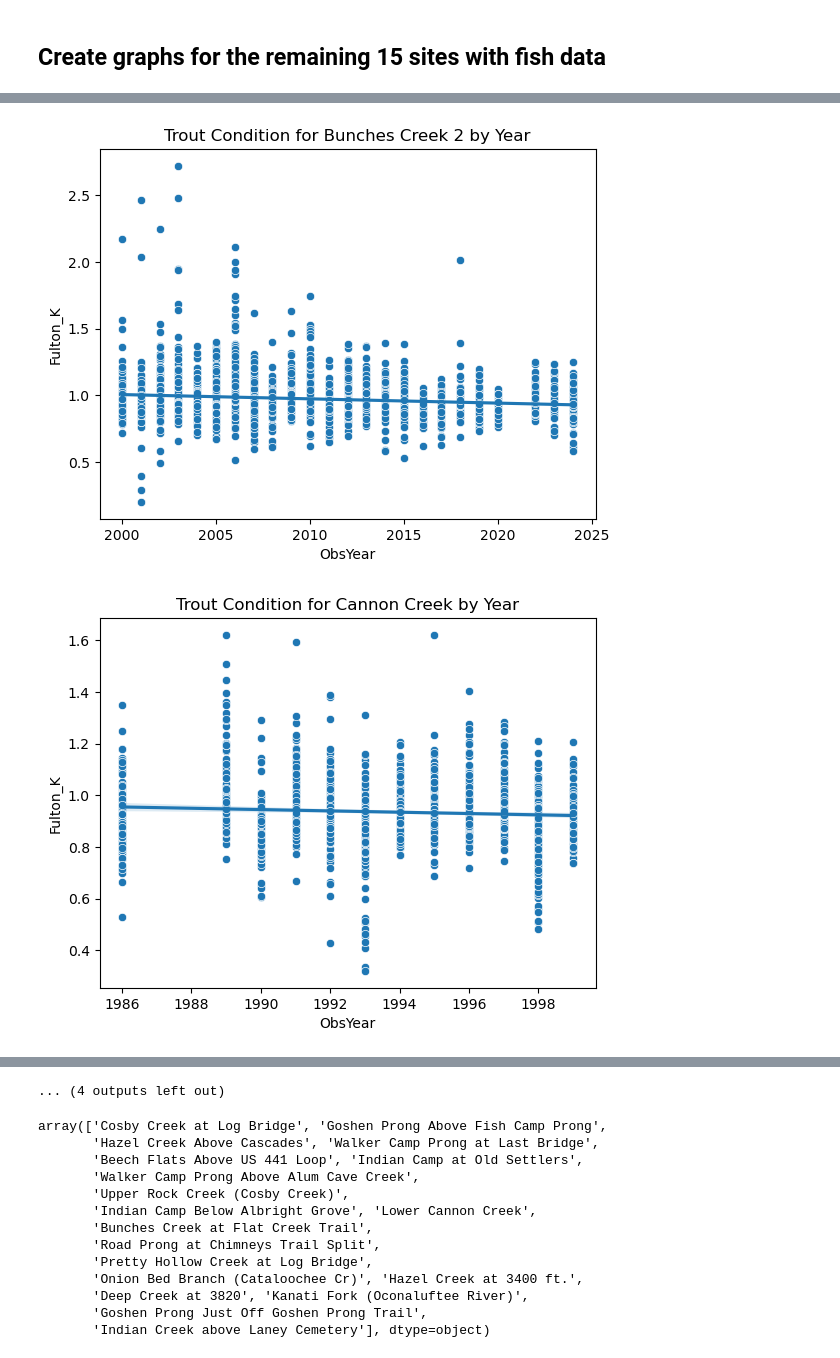
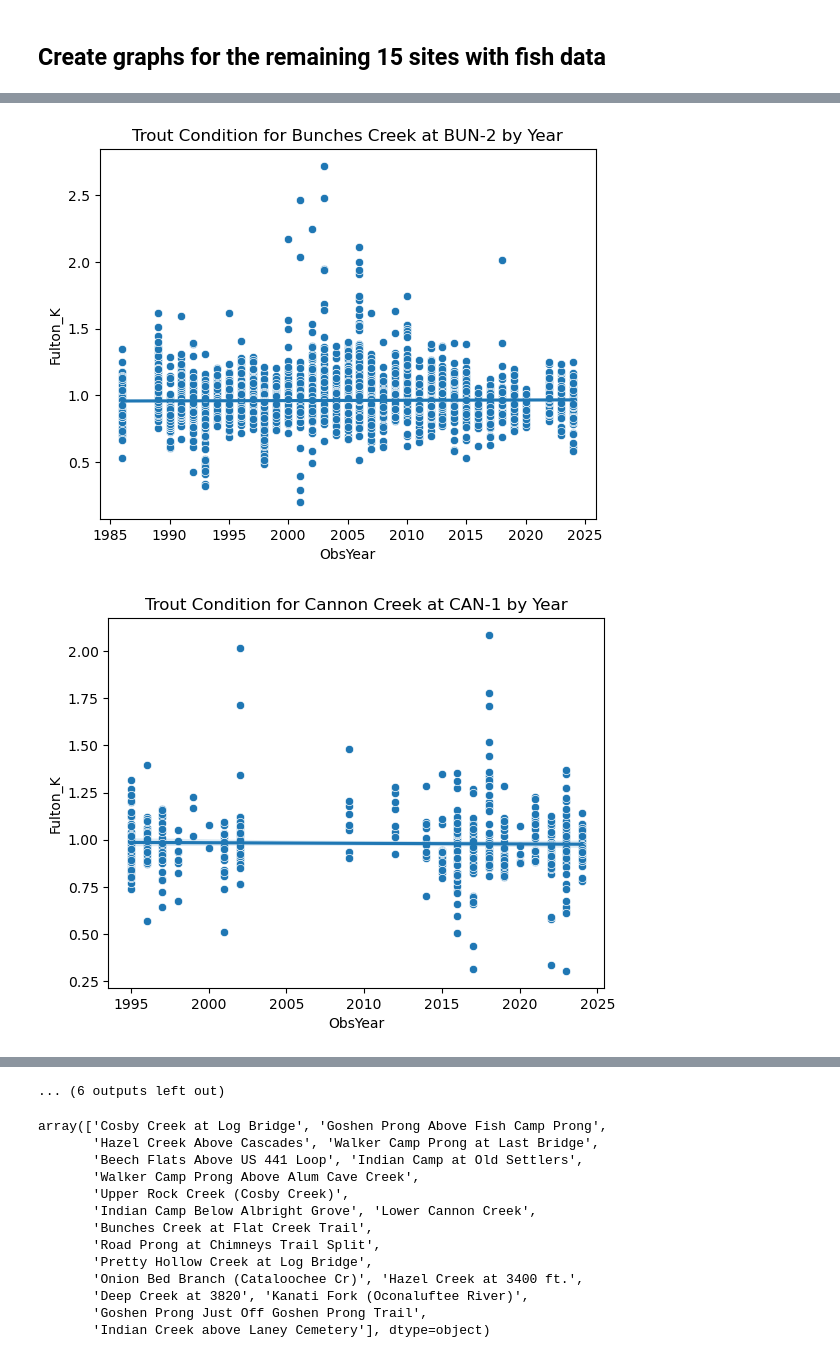
Before and after one commit to KarenBoles/Capstone-DA14, a Jupyter notebook: notebooks/Trout_Condition_Capstone.ipynb, the cells around one changed output, grey strips where cells are left out. Drawn from its saved outputs; the diff is of its cells as text; code cells hidden in the pictures.

```diff
--- a/notebooks/Trout_Condition_Capstone.ipynb
+++ b/notebooks/Trout_Condition_Capstone.ipynb
@@ -173,36 +177,42 @@ sns.regplot(x=fish_data_cosby_creek_df['ObsYear'],y=fish_data_cosby_creek_df['Fu
 ## Create graphs for the remaining 15 sites with fish data
 # %%
 sites={'../data/Fish Data/BOLES_BeechFlats_Specimen.xlsx':'fish_data_beech_flats_df',
-      '../data/Fish Data/BOLES_BunchesCreek1_Specimen.xlsx':'fish_data_bunches_creek1_df',
-      '../data/Fish Data/BOLES_BunchesCreek2_Specimen.xlsx':'fish_data_bunches_creek2_df',
+      '../data/Fish Data/BOLES_BunchesCreek_Specimen.xlsx':'fish_data_bunches_creek_df',
       '../data/Fish Data/BOLES_CannonCk_Specimen.xlsx':'fish_data_cannon_creek_df',
       '../data/Fish Data/BOLES_DeepCk_Specimen.xlsx':'fish_data_deep_creek_df',
-      '../data/Fish Data/BOLES_GoshenProng_Specimen.xlsx':'fish_data_goshen_prong_df',
-      '../data/Fish Data/BOLES_HazelCreek_Specimen.xlsx':'fish_data_hazel_creek_df',
-      '../data/Fish Data/BOLES_IndianCamp_Specimen.xlsx':'fish_data_indian_camp_df',
+      '../data/Fish Data/BOLES_GoshenProng_Specimen_GOS3.xlsx':'fish_data_goshen_prong_GOS3_df',
+      '../data/Fish Data/BOLES_GoshenProng_Specimen_GOS4.xlsx':'fish_data_goshen_prong__GOS4_df',
+      '../data/Fish Data/BOLES_HazelCreek_Specimen_HAZ3N.xlsx':'fish_data_hazel_creek_HAZ3N_df',
+      '../data/Fish Data/BOLES_HazelCreek_Specimen_HAZ4.xlsx':'fish_data_hazel_creek_HAZ4_df',
+      '../data/Fish Data/BOLES_IndianCamp_Specimen_ICC1.xlsx':'fish_indian_camp_ICC1_df',
+      '../data/Fish Data/BOLES_IndianCamp_Specimen_ICC3N.xlsx':'fish_indian_camp_ICC3N_df',
       '../data/Fish Data/BOLES_IndianCk_Specimen.xlsx':'fish_indian_creek_df',
       '../data/Fish Data/BOLES_KanatiFork_Specimen.xlsx':'fish_data_kanati_fork_df',
       '../data/Fish Data/BOLES_OnionBed_Specimen.xlsx':'fish_data_onion_bed_df',
       '../data/Fish Data/BOLES_PrettyHollow_Specimen.xlsx':'fish_data_pretty_hollow_df',
       '../data/Fish Data/BOLES_RoadProng_Specimen.xlsx':'fish_data_road_prong_df',
       '../data/Fish Data/BOLES_RockCk_Specimen.xlsx':'fish_data_rock_creek_df',
-      '../data/Fish Data/BOLES_WalkerCamp_Specimen.xlsx':'fish_data_walker_camp_df'}
+      '../data/Fish Data/BOLES_WalkerCamp_Specimen_WCP1.xlsx':'fish_data_walker_camp_WCP1_df',
+      '../data/Fish Data/BOLES_WalkerCamp_Specimen_WCP2.xlsx':'fish_data_walker_camp_WCP2_df'}
 # %%
-titles=['Trout Condition for Beech Flats by Year',
-        'Trout Condition for Bunches Creek 1 by Year',
-        'Trout Condition for Bunches Creek 2 by Year',
-        'Trout Condition for Cannon Creek by Year',
-        'Trout Condition for Deep Creek by Year',
-        'Trout Condition for Goshen Prong by Year',
-        'Trout Condition for Hazel Creek by Year',
-        'Trout Condition for Indian Camp by Year',
+titles=['Trout Condition for Beech Flats at BEF-2 by Year',
+        'Trout Condition for Bunches Creek at BUN-2 by Year',
+        'Trout Condition for Cannon Creek at CAN-1 by Year',
+        'Trout Condition for Deep Creek at DPC-3 by Year',
+        'Trout Condition for Goshen Prong at GOS-3 by Year',
+        'Trout Condition for Goshen Prong at GOS-4 by Year',
+        'Trout Condition for Hazel Creek at HAZ-3N by Year',
+        'Trout Condition for Hazel Creek at HAZ-4 by Year',
+        'Trout Condition for Indian Camp at ICC-1 by Year',
+        'Trout Condition for Indian Camp at ICC-3N by Year',
         'Trout Condition for Indian Creek by Year',
         'Trout Condition for Kanati Fork by Year',
         'Trout Condition for Onion Bed by Year',
         'Trout Condition for Pretty Hollow by Year',
         'Trout Condition for Road Prong by Year',
         'Trout Condition for Rock Creek by Year',
-        'Trout Condition for Walker Camp by Year']
+        'Trout Condition for Walker Camp at WCP-1 by Year',
+        'Trout Condition for Walker Camp at WCP-2 by Year']
 # %%
 def trout_condition_graph(file_name, df_name,i):
     df_name=pd.read_excel(file_name)
@@ -210,7 +220,7 @@ def trout_condition_graph(file_name, df_name,i):
     sns.regplot(x=df_name['ObsYear'],y=df_name['Fulton_K'], scatter=False, ax=ax).set(title=titles[i])
     plt.show()
 # %%
-i=1
+i=0
 for key,value in sites.items():
     trout_condition_graph(key,value,i)
     i+=1
@@ -221,2 +231,2 @@ for key,value in sites.items():
-[figure, old version]
+[figure, new version]
-[figure, old version]
+[figure, new version]
@@ -232,4 +242,4 @@ for key,value in sites.items():
-... (4 outputs left out)
+... (6 outputs left out)
 # %%
 anc_df['Station Name'].unique()
 # %% [output]
```
Also changed, not shown: parts of 4 cells of this notebook.
